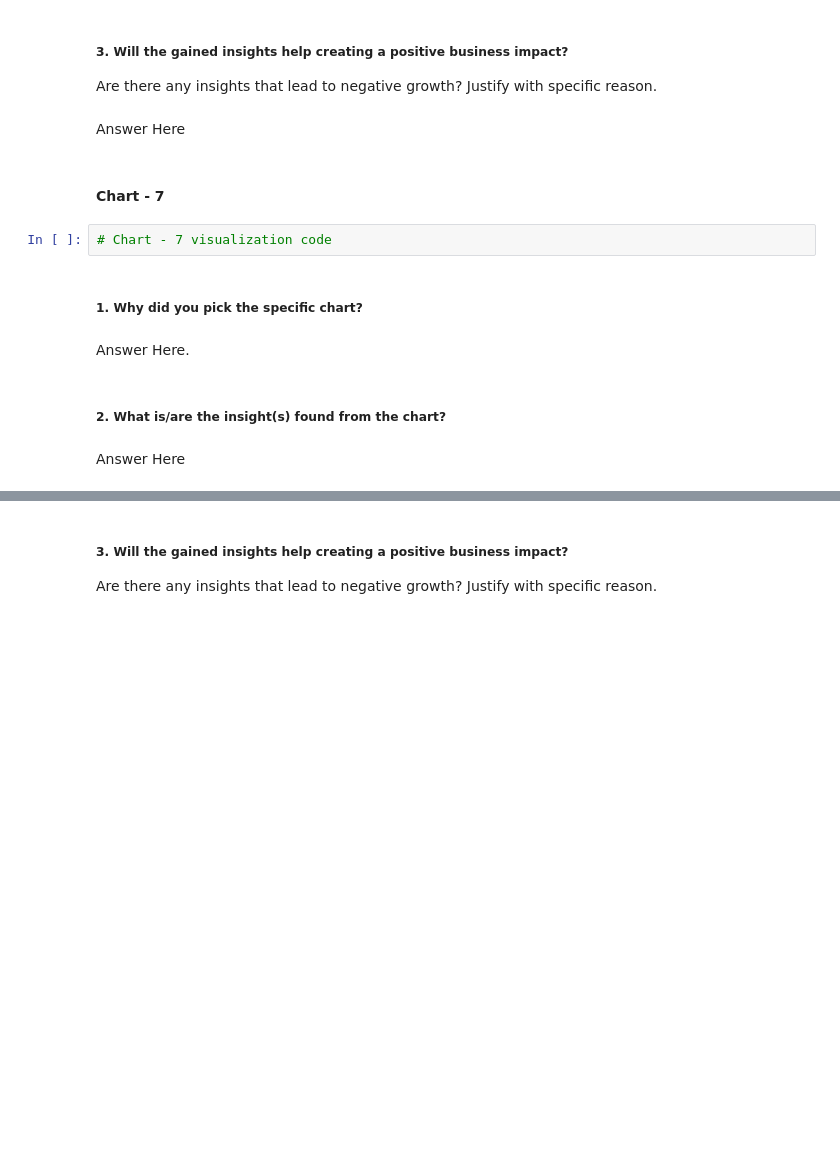
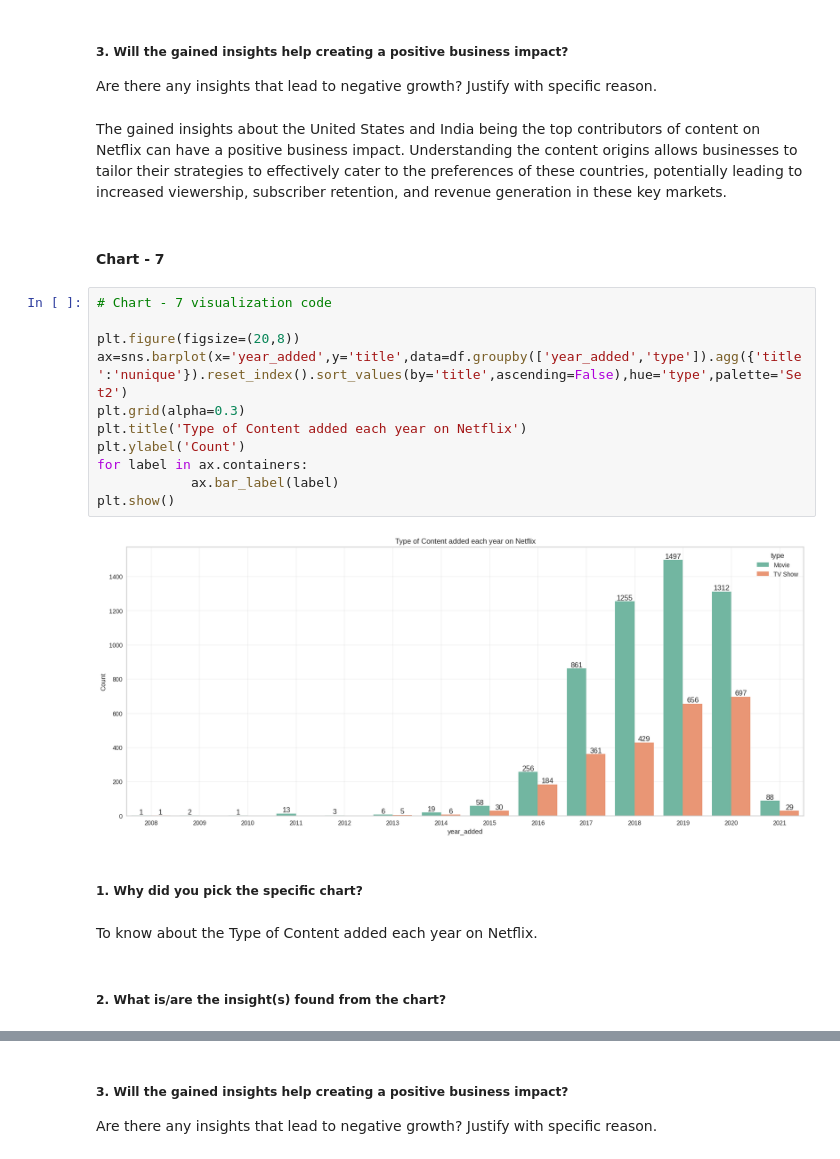
Before and after one commit to ashish-bansod/Netflix_Movies_and_TV_Shows_Clustering, a Jupyter notebook: Netflix_Movies_and_TV_Shows_Clustering.ipynb, the cells around one changed output, grey strips where cells are left out. Drawn from its saved outputs; the diff is of its cells as text; blank space fills up the shorter version.

```diff
--- a/Netflix_Movies_and_TV_Shows_Clustering.ipynb
+++ b/Netflix_Movies_and_TV_Shows_Clustering.ipynb
@@ -817,17 +841,26 @@ Answer Here
 # %% [markdown]
 ##### 3. Will the gained insights help creating a positive business impact?
 Are there any insights that lead to negative growth? Justify with specific reason.
-# %% [markdown]
-Answer Here
+# %% [markdown]
+The gained insights about the United States and India being the top contributors of content on Netflix can have a positive business impact. Understanding the content origins allows businesses to tailor their strategies to effectively cater to the preferences of these countries, potentially leading to increased viewership, subscriber retention, and revenue generation in these key markets.
 # %% [markdown]
 #### Chart - 7
-# %%
-# Chart - 7 visualization code
+# %%
+# Chart - 7 visualization code
+
+plt.figure(figsize=(20,8))
+ax=sns.barplot(x='year_added',y='title',data=df.groupby(['year_added','type']).agg({'title':'nunique'}).reset_index().sort_values(by='title',ascending=False),hue='type',palette='Set2')
+plt.grid(alpha=0.3)
+plt.title('Type of Content added each year on Netflix')
+plt.ylabel('Count')
+for label in ax.containers:
+            ax.bar_label(label)
+plt.show()
+# %% [output]
+[figure, added]
 # %% [markdown]
 ##### 1. Why did you pick the specific chart?
-# %% [markdown]
-Answer Here.
+# %% [markdown]
+To know about the Type of Content added each year on Netflix.
 # %% [markdown]
 ##### 2. What is/are the insight(s) found from the chart?
-# %% [markdown]
-Answer Here
```
Also changed, not shown: parts of 34 cells of this notebook.
